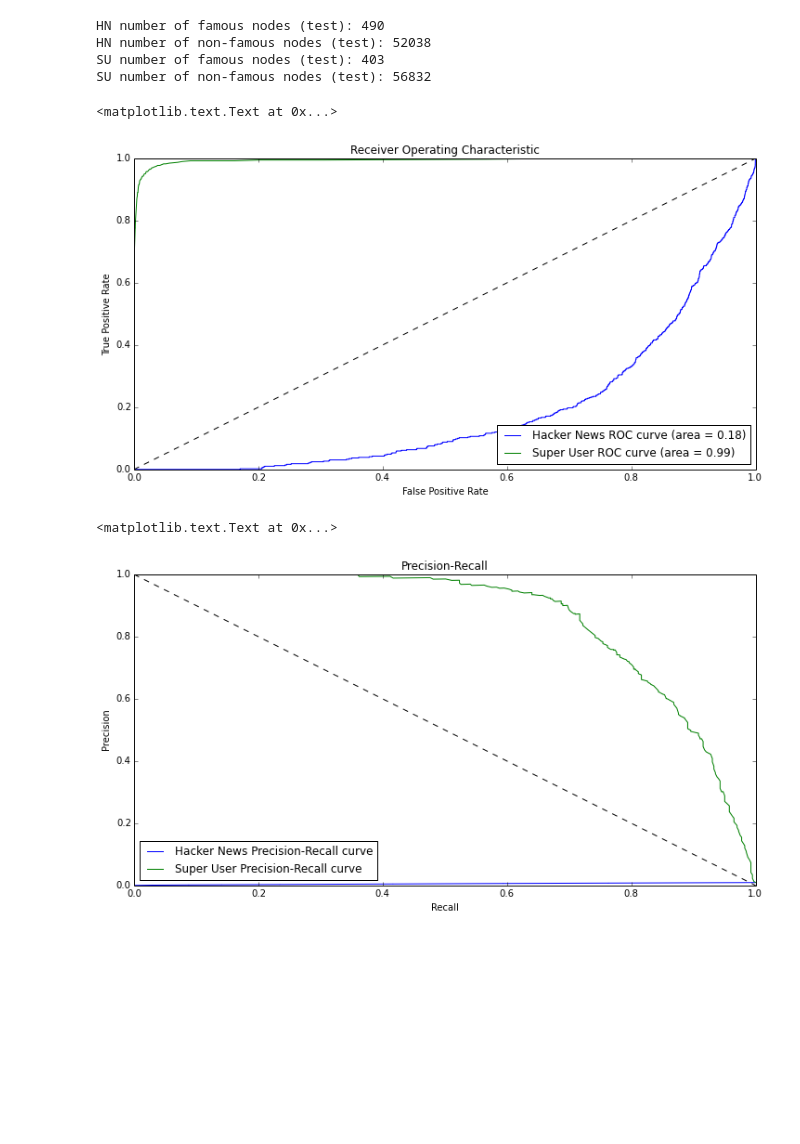
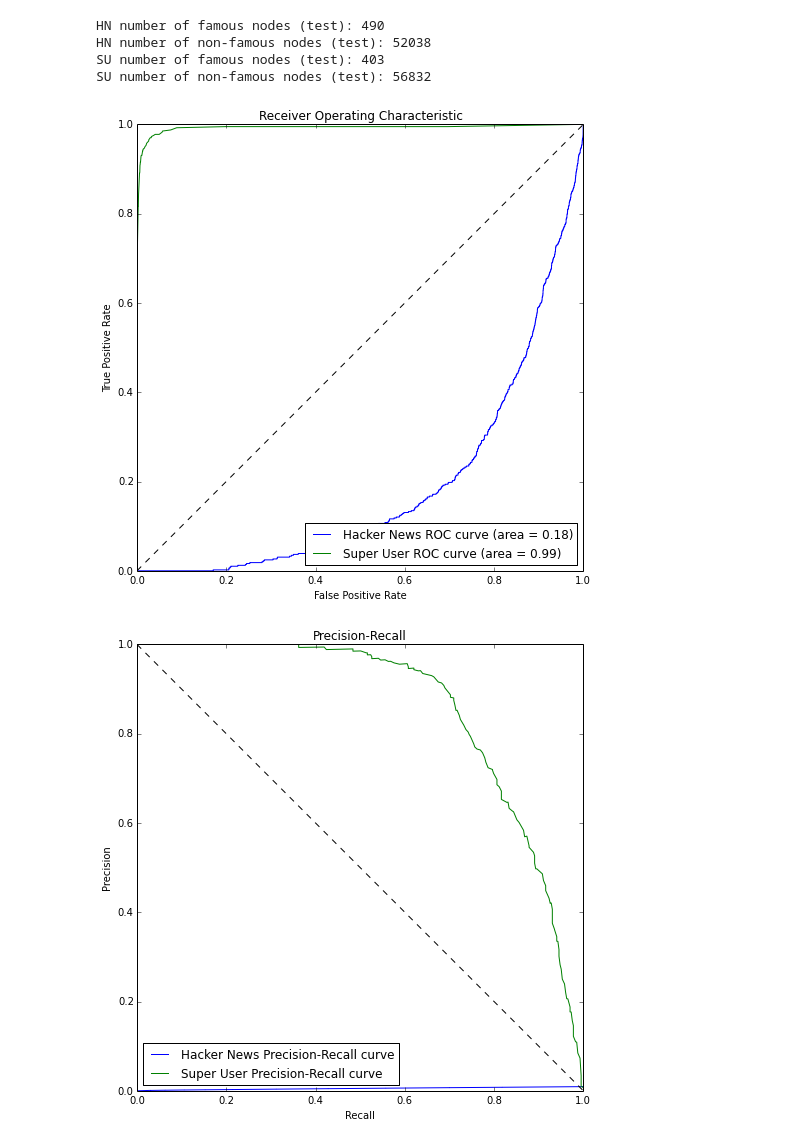
Before and after one commit to turtlesoupy/karma-prediction-cs224w, a Jupyter notebook: ipython/Karma.ipynb, the cells around one changed output. Saved outputs shown, nothing was run; the diff lists cells and outputs as text; code cells hidden in the pictures; blank space fills up the shorter version.

```diff
--- a/ipython/Karma.ipynb
+++ b/ipython/Karma.ipynb
@@ -23,8 +23,11 @@ from sklearn.metrics import roc_curve, precision_recall_curve, auc
 from util import xs, ys, mkcdf, mkccdf, mkpdf
 %aimport hn_karma
 %aimport su_reputation
+%aimport graph_tools
 
 # Data files
 HN_DB_FILE = "../data/hn.db"
 SU_DB_FILE = "../data/superuser.db"
 CACHE_DIR = "../data/cache"
+
+FIGURES_DIR = "../reports/figures"
@@ -192,25 +239,25 @@ su_probs = su_logistic.fit(su_X_train, su_is_famous_train).predict_proba(su_X_te
 # %%
 hn_fpr, hn_tpr, _ = roc_curve(hn_is_famous_test, hn_probs[:, 1])
 su_fpr, su_tpr, _ = roc_curve(su_is_famous_test, su_probs[:, 1])
 hn_roc_auc = auc(hn_fpr, hn_tpr)
 su_roc_auc = auc(su_fpr, su_tpr)
 
-plt.figure(figsize=(12,6))
+plt.figure(figsize=(8,8))
 plt.plot(hn_fpr, hn_tpr, label='Hacker News ROC curve (area = %0.2f)' % hn_roc_auc)
 plt.plot(su_fpr, su_tpr, label='Super User ROC curve (area = %0.2f)' % su_roc_auc)
 plt.plot([0, 1], [0, 1], 'k--')
 plt.title("Receiver Operating Characteristic")
 plt.legend(loc="lower right")
 plt.xlabel("False Positive Rate")
 plt.ylabel("True Positive Rate")
+plt.savefig(os.path.join(FIGURES_DIR, "classification_roc.pdf"))
 # %% [output]
-<matplotlib.text.Text at 0x...>
-[figure, old version]
+[figure, new version]
 # %%
 hn_precision, hn_recall, _ = precision_recall_curve(hn_is_famous_test, hn_probs[:, 1])
 su_precision, su_recall, _ = precision_recall_curve(su_is_famous_test, su_probs[:, 1])
 
-plt.figure(figsize=(12,6))
+plt.figure(figsize=(8,8))
 plt.plot(hn_recall, hn_precision, label='Hacker News Precision-Recall curve')
 plt.plot(su_recall, su_precision, label='Super User Precision-Recall curve')
 plt.plot([0, 1], [1, 0], 'k--')
@@ -218,6 +265,6 @@ plt.title('Precision-Recall')
 plt.legend(loc="lower left")
 plt.xlabel('Recall')
 plt.ylabel('Precision')
+plt.savefig(os.path.join(FIGURES_DIR, "classification_pr_curve.pdf"))
 # %% [output]
-<matplotlib.text.Text at 0x...>
-[figure, old version]
+[figure, new version]
```
Also changed, not shown: parts of 11 cells of this notebook, 4 other files.
